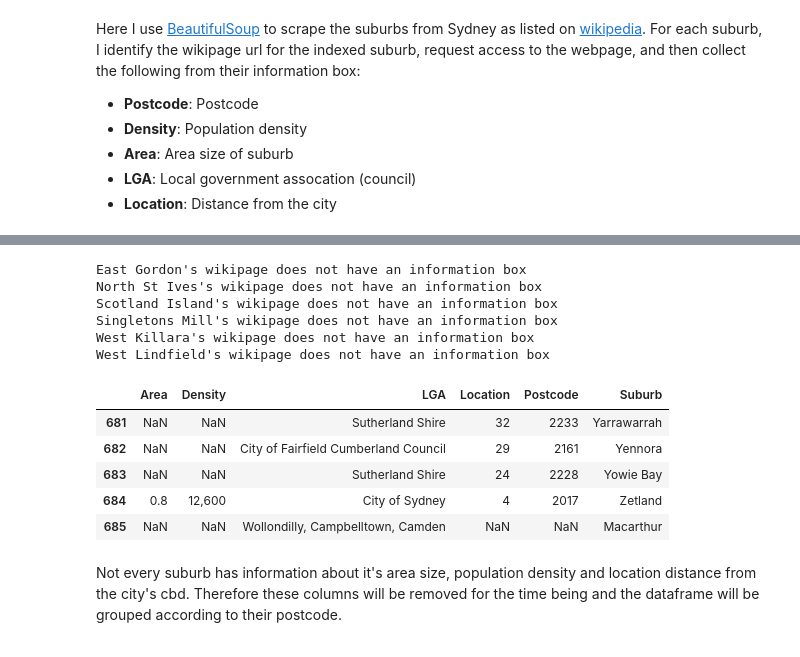
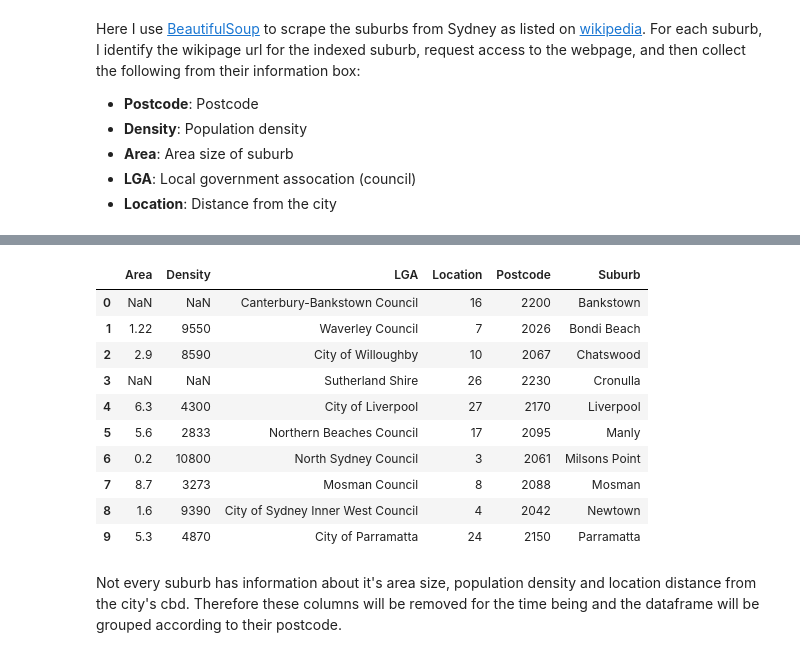
Before and after one commit to jasontran600/IBM_data_science_captstone_project, a Jupyter notebook: Melbourne_Sydney_Tasmania_migration_project/interstate_migration_project.ipynb, the cells around one changed output, grey strips where cells are left out. Saved outputs shown, nothing was run; the diff lists cells and outputs as text; code cells hidden in the pictures.

Commit message:
Converted loops to functions, scraped brisbane suburbs from wiki, deleted Melb and Hob section

```diff
--- a/Melbourne_Sydney_Tasmania_migration_project/interstate_migration_project.ipynb
+++ b/Melbourne_Sydney_Tasmania_migration_project/interstate_migration_project.ipynb
@@ -52,0 +59,5 @@ for i in range(len(syd_suburbs_section)):
+# %%
+wiki_state_name = ', New South Wales'
+wiki_link_extension = ',_New_South_Wales'
+state = 'Sydney'
+syd_wiki_urls = get_wiki_urls(syd_suburbs_section, wiki_link_extension, wiki_state_name, state)
@@ -53,27 +84,24 @@ for i in range(len(syd_suburbs_section)):
 # %%
 # Scrape information box for each suburb from their wikipage.
 # If an information box doesn't exist a try/catch error for the AttributeError will pass it.
-suburbs_infobox = {}
 
-for key,value in suburb_list.items():
+def get_suburb_wiki_infobox(wiki_urls):
 
-    try:
-        page = requests.get(value)
-        soup_page = BeautifulSoup(page.text, 'html.parser')
-        infobox = soup_page.find('table', class_='infobox vcard')
-        suburbs_infobox[key] = infobox.find_all('tr', class_='')
+    suburbs_infobox = {}
+    for key,value in wiki_urls.items():
 
-    except AttributeError:
-        suburbs_infobox[key] = None
-        print("{}'s wikipage does not have an information box".format(key))
-        pass
+        try:
+            page = requests.get(value)
+            soup_page = BeautifulSoup(page.text, 'html.parser')
+            infobox = soup_page.find('table', class_='infobox vcard')
+            suburbs_infobox[key] = infobox.find_all('tr', class_='')
 
-#list(suburb_list.items())[0]
+        except AttributeError:
+            suburbs_infobox[key] = None
+            #print("{}'s wikipage does not have an information box".format(key))
+            pass
+
+    return suburbs_infobox
-# %% [output]
-East Gordon's wikipage does not have an information box
-North St Ives's wikipage does not have an information box
-Scotland Island's wikipage does not have an information box
-Singletons Mill's wikipage does not have an information box
-West Killara's wikipage does not have an information box
-West Lindfield's wikipage does not have an information box
+# %%
+syd_suburb_infobox = get_suburb_wiki_infobox(syd_wiki_urls)
 # %%
@@ -127,15 +171,23 @@ for key,value in suburbs_infobox.items():
+# %%
+sydney_suburbs = get_suburb_info(syd_suburb_infobox)
 # %%
 # Convert Sydney suburbs nested dictionary to a dataframe
 sydney_suburbs_df = pd.DataFrame(sydney_suburbs).T
 sydney_suburbs_df['Suburb'] = sydney_suburbs_df.index
 sydney_suburbs_df.index = range(sydney_suburbs_df.shape[0])
-sydney_suburbs_df.tail(5)
+
+sydney_suburbs_df.head(10)
 # %% [output]
 |  | Area | Density | LGA | Location | Postcode | Suburb |
-| 681 | NaN | NaN | Sutherland Shire | 32 | 2233 | Yarrawarrah |
-| 682 | NaN | NaN | City of Fairfield Cumberland Council | 29 | 2161 | Yennora |
-| 683 | NaN | NaN | Sutherland Shire | 24 | 2228 | Yowie Bay |
-| 684 | 0.8 | 12,600 | City of Sydney | 4 | 2017 | Zetland |
-| 685 | NaN | NaN | Wollondilly, Campbelltown, Camden | NaN | NaN | Macarthur |
+| 0 | NaN | NaN | Canterbury-Bankstown Council | 16 | 2200 | Bankstown |
+| 1 | 1.22 | 9550 | Waverley Council | 7 | 2026 | Bondi Beach |
+| 2 | 2.9 | 8590 | City of Willoughby | 10 | 2067 | Chatswood |
+| 3 | NaN | NaN | Sutherland Shire | 26 | 2230 | Cronulla |
+| 4 | 6.3 | 4300 | City of Liverpool | 27 | 2170 | Liverpool |
+| 5 | 5.6 | 2833 | Northern Beaches Council | 17 | 2095 | Manly |
+| 6 | 0.2 | 10800 | North Sydney Council | 3 | 2061 | Milsons Point |
+| 7 | 8.7 | 3273 | Mosman Council | 8 | 2088 | Mosman |
+| 8 | 1.6 | 9390 | City of Sydney Inner West Council | 4 | 2042 | Newtown |
+| 9 | 5.3 | 4870 | City of Parramatta | 24 | 2150 | Parramatta |
 # %% [markdown]
 Not every suburb has information about it's area size, population density and location distance from the city's cbd. Therefore these columns will be removed for the time being and the dataframe will be grouped according to their postcode.
```
Also changed, not shown: parts of 44 cells of this notebook.
